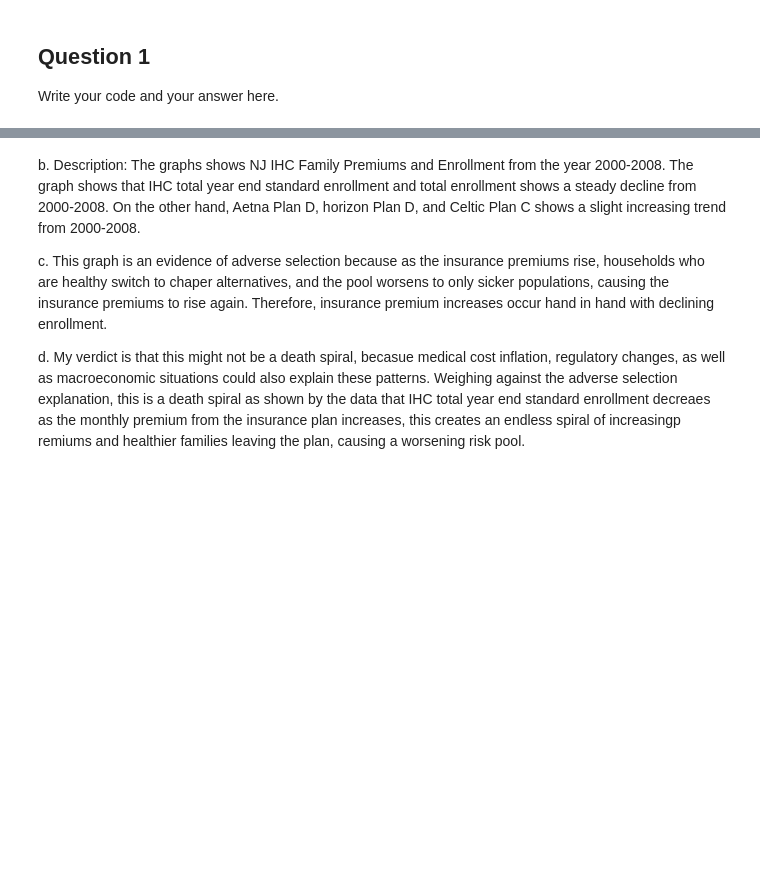
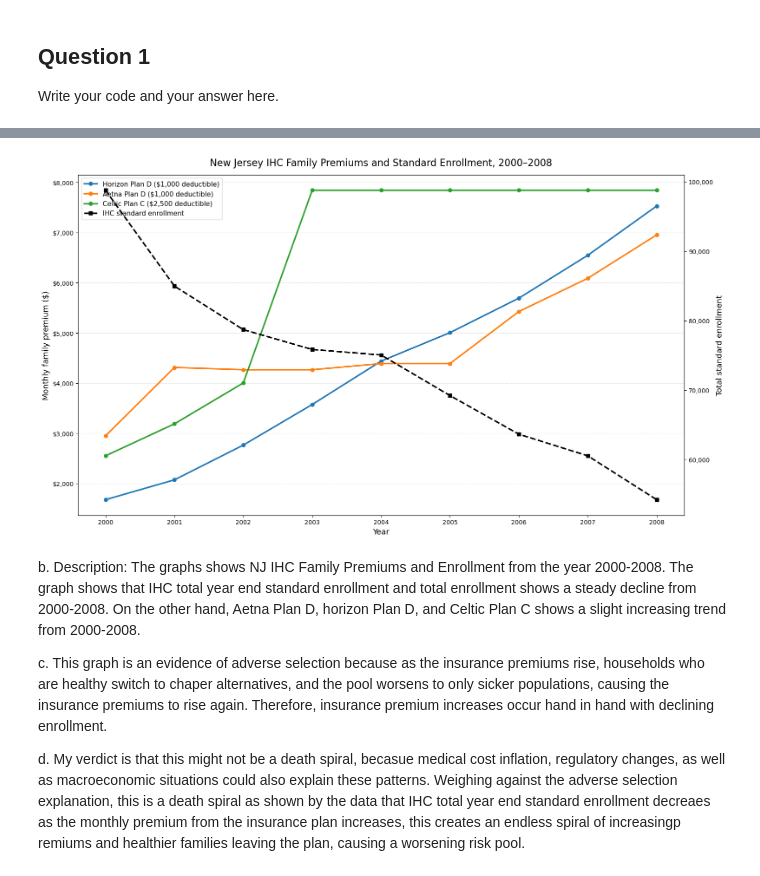
Before and after one commit to reneengai126/ECON372HW, a Jupyter notebook: codes/ECON372_HW_1_ReneeNgai.ipynb, the cells around one changed output, grey strips where cells are left out. Drawn from its saved outputs; the diff is of its cells as text; code cells hidden in the pictures; blank space fills up the shorter version.

```diff
--- a/codes/ECON372_HW_1_ReneeNgai.ipynb
+++ b/codes/ECON372_HW_1_ReneeNgai.ipynb
@@ -57,3 +24,67 @@ plt.show()
+# %%
+import matplotlib.pyplot as plt
+from matplotlib.ticker import StrMethodFormatter, MaxNLocator
+
+fig, ax1 = plt.subplots(figsize=(16, 9))
+
+premium_columns = {
+    "Horizon Plan D ($1,000 deductible)": "Horizon_BCBSNJ_PlanD_1000Ded_Family_MonthlyPremium",
+    "Aetna Plan D ($1,000 deductible)": "Aetna_PlanD_1000Ded_Family_MonthlyPremium",
+    "Celtic Plan C ($2,500 deductible)": "Celtic_PlanC_2500Ded_Family_MonthlyPremium",
+}
+
+for label, column in premium_columns.items():
+    ax1.plot(
+        df["Year"],
+        df[column],
+        marker="o",
+        linewidth=2.5,
+        markersize=6,
+        label=label
+    )
+
+ax1.set_xlabel("Year", fontsize=13)
+ax1.set_ylabel("Monthly family premium ($)", fontsize=13)
+ax1.yaxis.set_major_formatter(StrMethodFormatter("${x:,.0f}"))
+ax1.xaxis.set_major_locator(MaxNLocator(integer=True))
+ax1.grid(axis="y", linestyle="--", alpha=0.35)
+
+ax2 = ax1.twinx()
+ax2.plot(
+    df["Year"],
+    df["IHC_TotalYearEnd_Standard_Enrollment"],
+    color="black",
+    linestyle="--",
+    marker="s",
+    linewidth=2.5,
+    markersize=6,
+    label="IHC standard enrollment"
+)
+
+ax2.set_ylabel("Total standard enrollment", fontsize=13)
+ax2.yaxis.set_major_formatter(StrMethodFormatter("{x:,.0f}"))
+
+ax1.set_title(
+    "New Jersey IHC Family Premiums and Standard Enrollment, 2000–2008",
+    fontsize=16,
+    pad=15
+)
+
+lines1, labels1 = ax1.get_legend_handles_labels()
+lines2, labels2 = ax2.get_legend_handles_labels()
+
+ax1.legend(
+    lines1 + lines2,
+    labels1 + labels2,
+    loc="upper left",
+    fontsize=11,
+    frameon=True
+)
+
+fig.tight_layout()
+plt.show()
+# %% [output]
+[figure, added]
 # %% [markdown]
 b. Description: The graphs shows NJ IHC Family Premiums and Enrollment from the year 2000-2008. The graph shows that IHC total year end standard enrollment and total enrollment shows a steady decline from 2000-2008. On the other hand, Aetna Plan D, horizon Plan D, and Celtic Plan C shows a slight increasing trend from 2000-2008.
 
```
Also changed, not shown: parts of 2 cells of this notebook.
